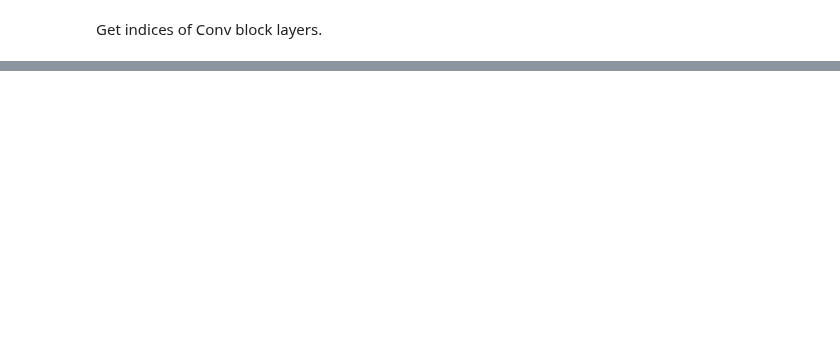
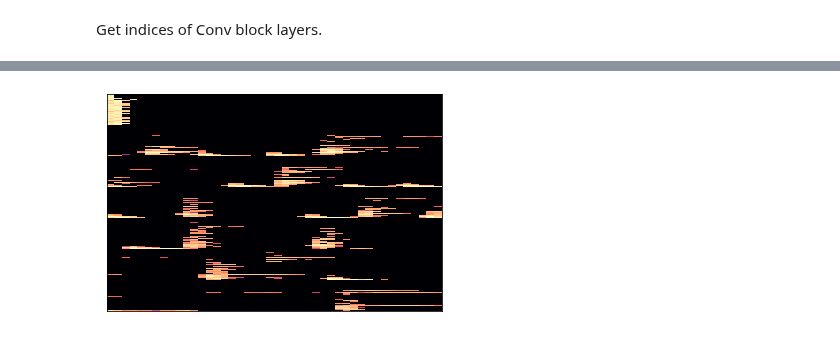
Before and after one commit to wammy19/auditory-deep-dreamer, a Jupyter notebook: jupyter-notebooks/15_audio_feature_visualization.ipynb, the cells around one changed output, grey strips where cells are left out. Cells and saved outputs as stored; diff of their text form; code cells hidden in the pictures; blank space fills up the shorter version.

```diff
--- a/jupyter-notebooks/15_audio_feature_visualization.ipynb
+++ b/jupyter-notebooks/15_audio_feature_visualization.ipynb
@@ -150,4 +189,8 @@ def deprocess_image(image: np.ndarray) -> np.ndarray:
 # %%
+model: Model = load_model(PATH_TO_MODEL)
+layers: List[Model] = get_model_layers(model)
+conv_block_indicis: List[int] = get_conv_layer_indicis(layers)
+
 # Set up a model that returns the activation values for our target layer.
 layer: Model = model.get_layer(name=layers[conv_block_indicis[0]].name)
 feature_extractor: Model = Model(inputs=model.inputs, outputs=layer.output)
@@ -154,7 +200,7 @@ feature_extractor: Model = Model(inputs=model.inputs, outputs=layer.output)
 # %%
-PATH_TO_GUITAR: str = '../long-audio/break_2.wav'
-guitar_sample: np.ndarray = load(PATH_TO_GUITAR)[0]
+PATH_TO_SAMPLE: str = '../long-audio/break_2.wav'
+sample: np.ndarray = load(PATH_TO_SAMPLE)[0]
 
-create_audio_player(guitar_sample)
+mel_spec_segments: List[np.ndarray] = convert_signal_into_mel_spectrogram_segments(sample)
 # %% [output]
 [interactive output not drawn]
@@ -167 +207,64 @@ create_audio_player(guitar_sample_segmented[0])
+# %%
+OUTPUT_DIR: str = '../feature_visualization'
+
+os.makedirs(OUTPUT_DIR, exist_ok=True)
+os.makedirs(join(OUTPUT_DIR, 'mel_specs'), exist_ok=True)
+
+def process_sample_through_neuron(neuron_index, _mel_spec_segments: List[np.ndarray], processing_iterations: int = 1):
+    """
+    :param neuron_index:
+    :param _mel_spec_segments:
+    :param processing_iterations:
+    :return:
+    """
+
+    mel_specs: List[np.ndarray] = []
+    processed_signal: List[np.ndarray] = []
+
+    for mel in _mel_spec_segments:
+        neuron_feature: np.ndarray = visualize_filter(
+            feature_extractor,
+            neuron_index,
+            learning_rate=10,
+            iterations=processing_iterations,
+            _signal=mel
+        )
+
+        neuron_feature = neuron_feature.reshape(consts.NUM_MELS, -1)
+
+        signal: np.ndarray = mel_to_audio(
+            neuron_feature,
+            sr=consts.SAMPLE_RATE,
+            n_iter=consts.MEL_TO_AUDIO_N_ITERATIONS
+        )
+
+        processed_signal.append(signal)
+        mel_specs.append(neuron_feature)
+
+    final_signal: np.ndarray = np.stack(processed_signal)
+    final_signal = np.concatenate(final_signal)
+    neuron_name: str = f'neuron_{neuron_index}'
+
+    mel_specs_concate: np.ndarray = np.concatenate(np.stack(mel_specs))
+    mel_spec_log: np.ndarray = power_to_db(mel_specs_concate, ref=np.max)
+
+    # Save spectrogram as image.
+    specshow(mel_spec_log, sr=consts.SAMPLE_RATE)
+    plt.savefig(join(OUTPUT_DIR, 'mel_specs', neuron_name + '.png'))
+
+    # Save audio as file.
+    write(join(OUTPUT_DIR, neuron_name) + '.wav', final_signal, samplerate=consts.SAMPLE_RATE)
+
+process_sample_through_neuron(2, mel_spec_segments)
+
+# for neuron_i in range(layer.output.shape[-1] - 1):
+#     mel_specs: List[np.ndarray] = []
+#     processed_signal: List[np.ndarray] = []
+
+
+
+# display_mel_spectrogram(neuron_feature)
+# create_audio_player(signal, normalize=True)
+# %% [output]
+[figure, added]
 # %%
```
Also changed, not shown: parts of 11 cells of this notebook, 3 other files.
